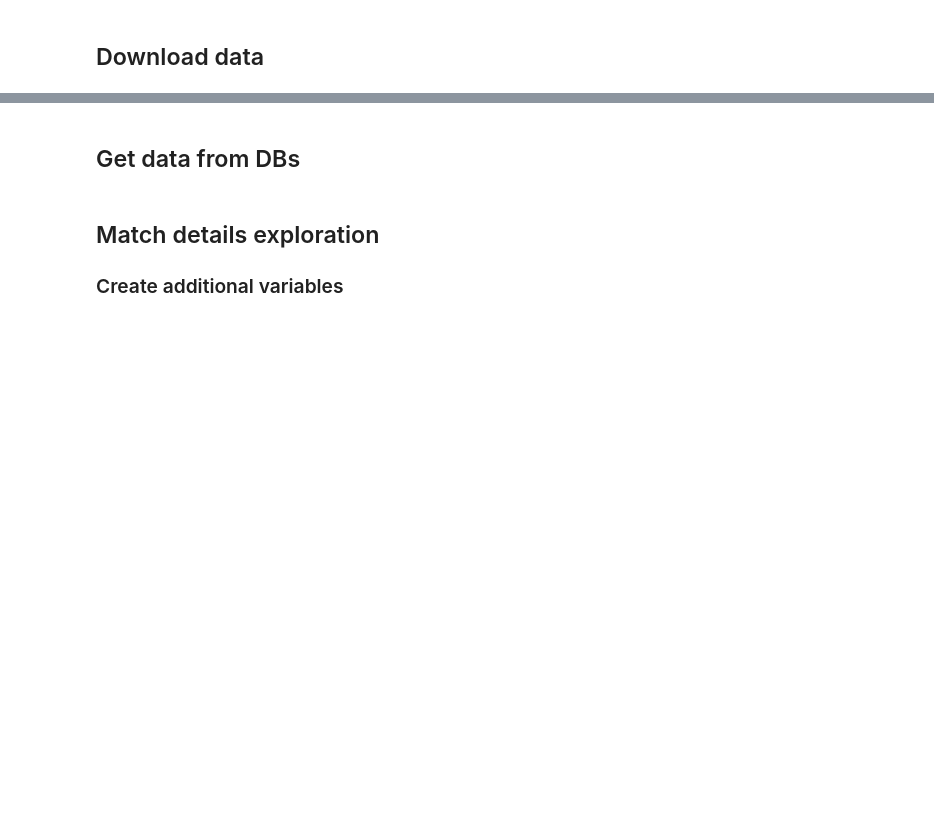
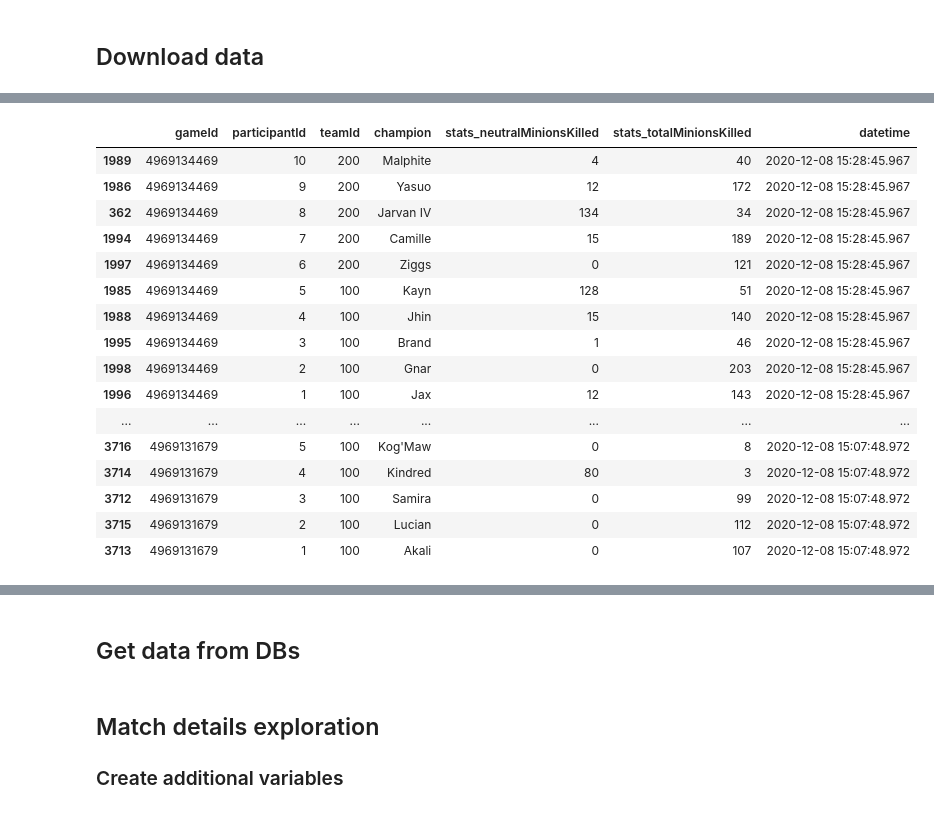
Before and after one commit to davidpolido/lol-match-data-exploration, a Jupyter notebook: exploration.ipynb, the cells around one changed output, grey strips where cells are left out. Drawn from its saved outputs; the diff is of its cells as text; code cells hidden in the pictures; blank space fills up the shorter version.

```diff
--- a/exploration.ipynb
+++ b/exploration.ipynb
@@ -47,6 +49,5 @@ DB connection closed.
 # %%
-aconn = db.create_connection("./backend/db/assets.sqlite")
-c = db.read_full_table(aconn, "champions")
-q = db.read_full_table(aconn, "queues")
-db.close_connection(aconn)
+with Database("./backend/db/assets.db") as db:
+    c = db.read_full_table("champions")
+    q = db.read_full_table("queues")
 # %% [output]
@@ -80,2 +69,6 @@ df
+# %%
+gb_scd = df[["player_summonerName", "champion", "datetime"]].groupby(by=["player_summonerName", "champion"]).max().reset_index().rename(columns={"datetime": "last_played_datetime"})
+df = pd.merge(df, gb_scd, on=["player_summonerName", "champion"])
+df["last_game"] = df["datetime"] == df["last_played_datetime"]
 # %%
 df.to_csv("./backend/outputs/denormalized_data.csv")
@@ -81,0 +94,20 @@ df.to_csv("./backend/outputs/denormalized_data.csv")
+# %%
+data.loc[data["gameDuration"] >= 12*60][["gameId", "participantId", "teamId", "champion", "stats_neutralMinionsKilled", "stats_totalMinionsKilled", "datetime"]].sort_values(by=["datetime", "gameId", "participantId"], ascending=False)[0:20]
+# %% [output]
+|  | gameId | participantId | teamId | champion | stats_neutralMinionsKilled | stats_totalMinionsKilled | datetime |
+| 1989 | 4969134469 | 10 | 200 | Malphite | 4 | 40 | 2020-12-08 15:28:45.967 |
+| 1986 | 4969134469 | 9 | 200 | Yasuo | 12 | 172 | 2020-12-08 15:28:45.967 |
+| 362 | 4969134469 | 8 | 200 | Jarvan IV | 134 | 34 | 2020-12-08 15:28:45.967 |
+| 1994 | 4969134469 | 7 | 200 | Camille | 15 | 189 | 2020-12-08 15:28:45.967 |
+| 1997 | 4969134469 | 6 | 200 | Ziggs | 0 | 121 | 2020-12-08 15:28:45.967 |
+| 1985 | 4969134469 | 5 | 100 | Kayn | 128 | 51 | 2020-12-08 15:28:45.967 |
+| 1988 | 4969134469 | 4 | 100 | Jhin | 15 | 140 | 2020-12-08 15:28:45.967 |
+| 1995 | 4969134469 | 3 | 100 | Brand | 1 | 46 | 2020-12-08 15:28:45.967 |
+| 1998 | 4969134469 | 2 | 100 | Gnar | 0 | 203 | 2020-12-08 15:28:45.967 |
+| 1996 | 4969134469 | 1 | 100 | Jax | 12 | 143 | 2020-12-08 15:28:45.967 |
+| ... | ... | ... | ... | ... | ... | ... | ... |
+| 3716 | 4969131679 | 5 | 100 | Kog'Maw | 0 | 8 | 2020-12-08 15:07:48.972 |
+| 3714 | 4969131679 | 4 | 100 | Kindred | 80 | 3 | 2020-12-08 15:07:48.972 |
+| 3712 | 4969131679 | 3 | 100 | Samira | 0 | 99 | 2020-12-08 15:07:48.972 |
+| 3715 | 4969131679 | 2 | 100 | Lucian | 0 | 112 | 2020-12-08 15:07:48.972 |
+| 3713 | 4969131679 | 1 | 100 | Akali | 0 | 107 | 2020-12-08 15:07:48.972 |
```
Also changed, not shown: parts of 19 cells of this notebook, 5 other files.
